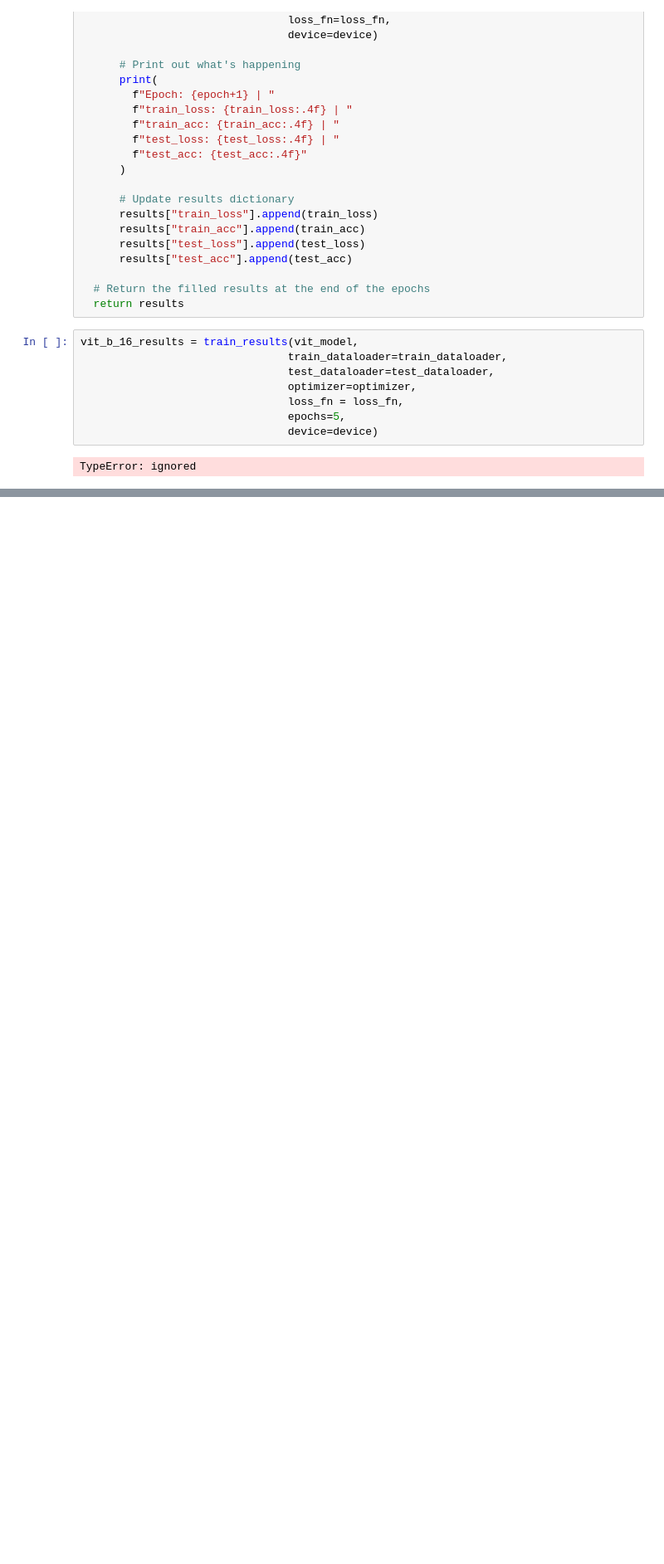
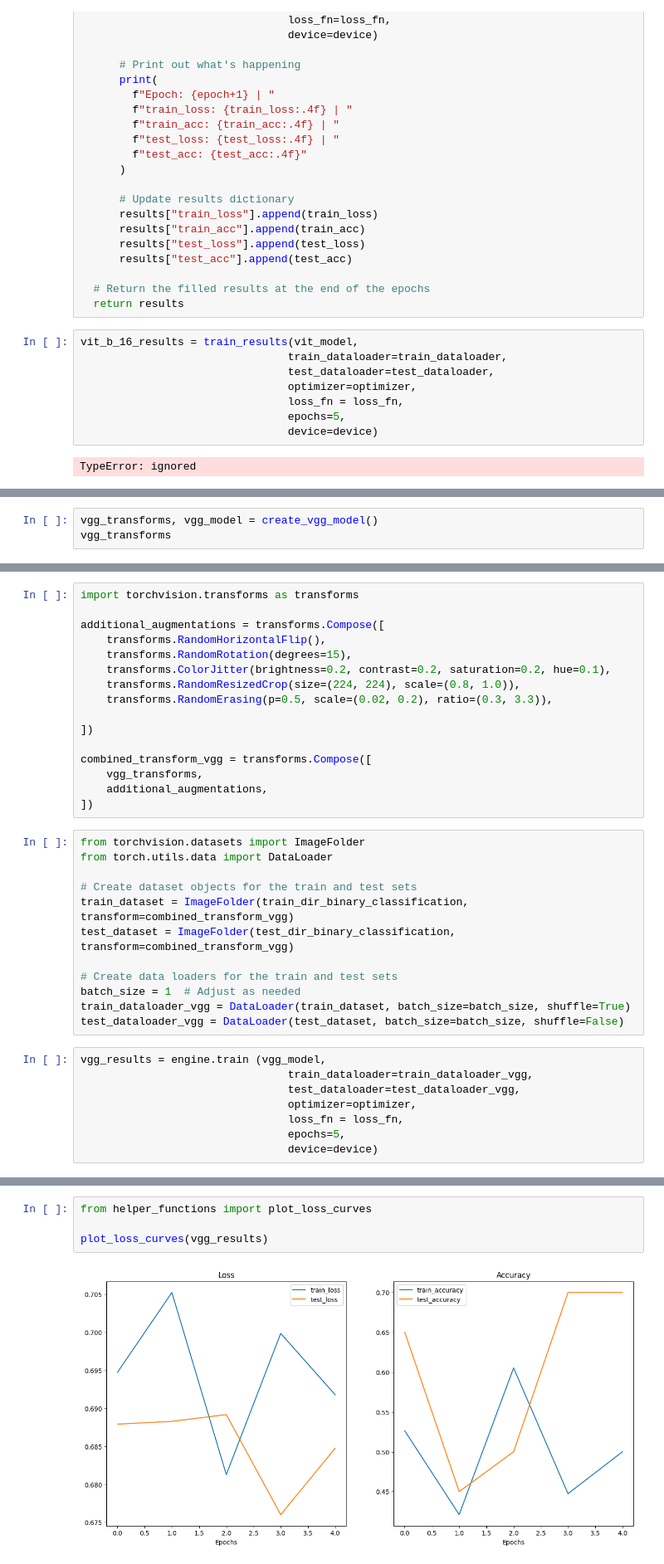
Before and after one commit to beyzoskaya/PyTorch_deepLearning, a Jupyter notebook: extras/family_recognition_demo.ipynb, the cells around one changed output, grey strips where cells are left out. Shown at 83% size. Saved outputs shown, nothing was run; the diff lists cells and outputs as text; blank space fills up the shorter version.

```diff
--- a/extras/family_recognition_demo.ipynb
+++ b/extras/family_recognition_demo.ipynb
@@ -371,0 +525,3 @@ plot_loss_curves(vit_b_16_results)
+# %%
+vgg_transforms, vgg_model = create_vgg_model()
+vgg_transforms
@@ -371,0 +560,36 @@ plot_loss_curves(vit_b_16_results)
+# %%
+import torchvision.transforms as transforms
+
+additional_augmentations = transforms.Compose([
+    transforms.RandomHorizontalFlip(),
+    transforms.RandomRotation(degrees=15),
+    transforms.ColorJitter(brightness=0.2, contrast=0.2, saturation=0.2, hue=0.1),
+    transforms.RandomResizedCrop(size=(224, 224), scale=(0.8, 1.0)),
+    transforms.RandomErasing(p=0.5, scale=(0.02, 0.2), ratio=(0.3, 3.3)),
+
+])
+
+combined_transform_vgg = transforms.Compose([
+    vgg_transforms,
+    additional_augmentations,
+])
+# %%
+from torchvision.datasets import ImageFolder
+from torch.utils.data import DataLoader
+
+# Create dataset objects for the train and test sets
+train_dataset = ImageFolder(train_dir_binary_classification, transform=combined_transform_vgg)
+test_dataset = ImageFolder(test_dir_binary_classification, transform=combined_transform_vgg)
+
+# Create data loaders for the train and test sets
+batch_size = 1  # Adjust as needed
+train_dataloader_vgg = DataLoader(train_dataset, batch_size=batch_size, shuffle=True)
+test_dataloader_vgg = DataLoader(test_dataset, batch_size=batch_size, shuffle=False)
+# %%
+vgg_results = engine.train (vgg_model,
+                                train_dataloader=train_dataloader_vgg,
+                                test_dataloader=test_dataloader_vgg,
+                                optimizer=optimizer,
+                                loss_fn = loss_fn,
+                                epochs=5,
+                                device=device)
@@ -371,0 +602,6 @@ plot_loss_curves(vit_b_16_results)
+# %%
+from helper_functions import plot_loss_curves
+
+plot_loss_curves(vgg_results)
+# %% [output]
+[figure, added]
```
Also changed, not shown: parts of 28 cells of this notebook.
